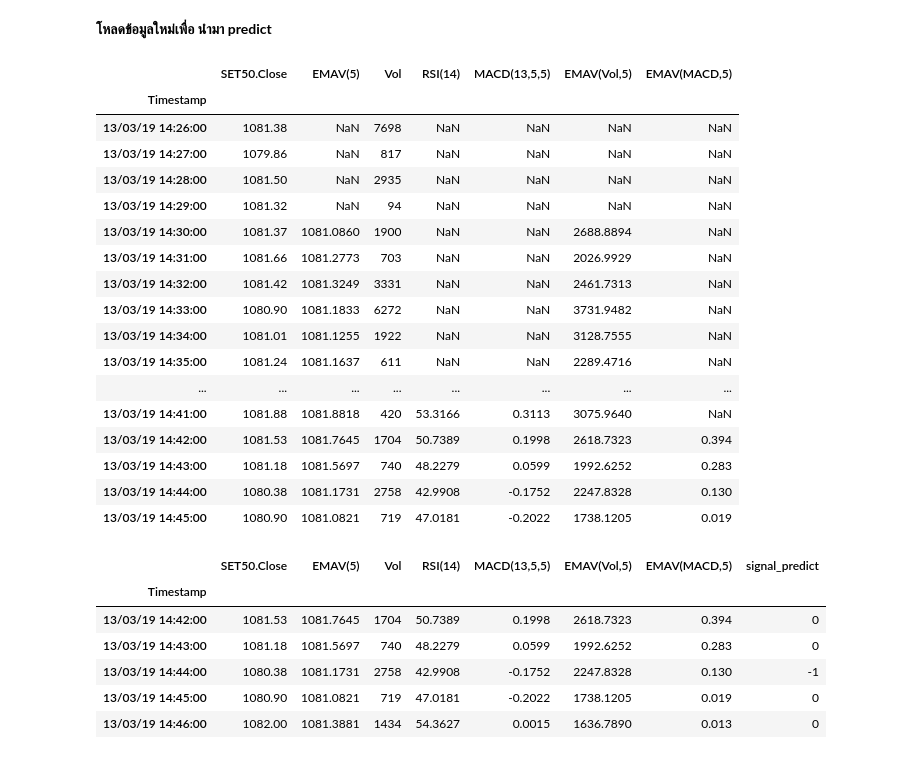
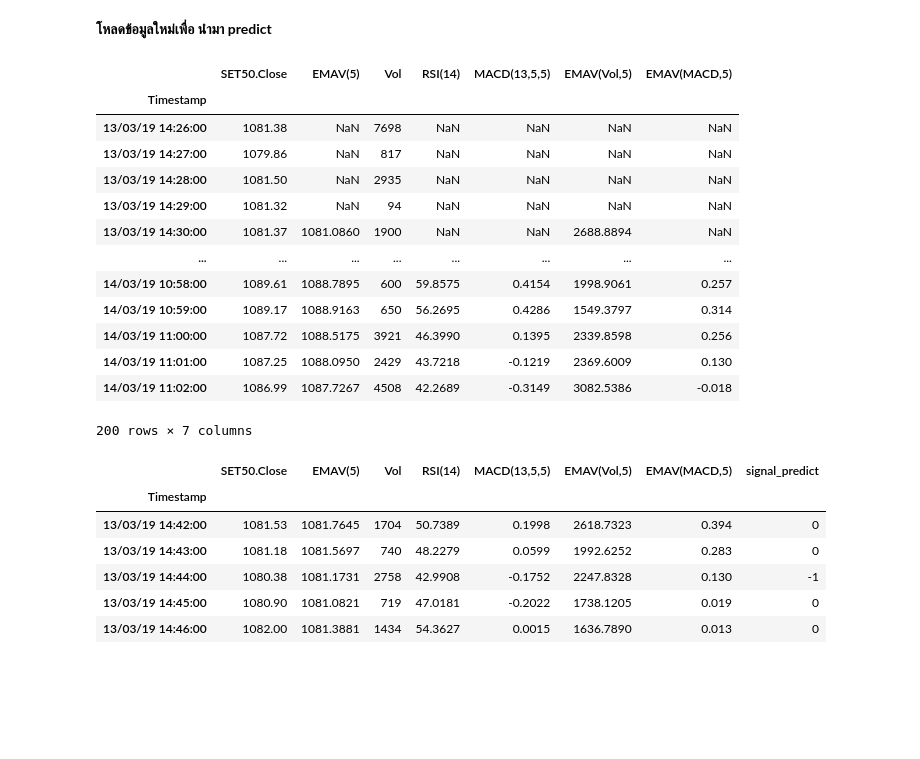
Before and after one commit to sarisppp/PJ63_CE18, a Jupyter notebook: ML_model_RandomForest.ipynb, the cells around one changed output. Saved outputs shown, nothing was run; the diff lists cells and outputs as text; code cells hidden in the pictures; blank space fills up the shorter version.

```diff
--- a/ML_model_RandomForest.ipynb
+++ b/ML_model_RandomForest.ipynb
@@ -169,29 +170,25 @@ weighted avg       0.91      0.91      0.91     11181
 # %%
 used_features = ['Timestamp','SET50.Close','EMAV(5)','Vol','EMAV(Vol,5)','MACD(13,5,5)','EMAV(MACD,5)','RSI(14)']
 data = pd.read_excel("/content/drive/My Drive/Set50_20190314_20200820_1minute (1).xlsx",usecols =used_features)
 data.set_index("Timestamp",inplace=True)
 data.isnull().sum()
 import time
-data.head(20)
+data.head(200)
 # %% [output]
 |  | SET50.Close | EMAV(5) | Vol | RSI(14) | MACD(13,5,5) | EMAV(Vol,5) | EMAV(MACD,5) |
 | Timestamp |  |  |  |  |  |  |  |
 | 13/03/19 14:26:00 | 1081.38 | NaN | 7698 | NaN | NaN | NaN | NaN |
 | 13/03/19 14:27:00 | 1079.86 | NaN | 817 | NaN | NaN | NaN | NaN |
 | 13/03/19 14:28:00 | 1081.50 | NaN | 2935 | NaN | NaN | NaN | NaN |
 | 13/03/19 14:29:00 | 1081.32 | NaN | 94 | NaN | NaN | NaN | NaN |
 | 13/03/19 14:30:00 | 1081.37 | 1081.0860 | 1900 | NaN | NaN | 2688.8894 | NaN |
-| 13/03/19 14:31:00 | 1081.66 | 1081.2773 | 703 | NaN | NaN | 2026.9929 | NaN |
-| 13/03/19 14:32:00 | 1081.42 | 1081.3249 | 3331 | NaN | NaN | 2461.7313 | NaN |
-| 13/03/19 14:33:00 | 1080.90 | 1081.1833 | 6272 | NaN | NaN | 3731.9482 | NaN |
-| 13/03/19 14:34:00 | 1081.01 | 1081.1255 | 1922 | NaN | NaN | 3128.7555 | NaN |
-| 13/03/19 14:35:00 | 1081.24 | 1081.1637 | 611 | NaN | NaN | 2289.4716 | NaN |
 | ... | ... | ... | ... | ... | ... | ... | ... |
-| 13/03/19 14:41:00 | 1081.88 | 1081.8818 | 420 | 53.3166 | 0.3113 | 3075.9640 | NaN |
-| 13/03/19 14:42:00 | 1081.53 | 1081.7645 | 1704 | 50.7389 | 0.1998 | 2618.7323 | 0.394 |
-| 13/03/19 14:43:00 | 1081.18 | 1081.5697 | 740 | 48.2279 | 0.0599 | 1992.6252 | 0.283 |
-| 13/03/19 14:44:00 | 1080.38 | 1081.1731 | 2758 | 42.9908 | -0.1752 | 2247.8328 | 0.130 |
-| 13/03/19 14:45:00 | 1080.90 | 1081.0821 | 719 | 47.0181 | -0.2022 | 1738.1205 | 0.019 |
+| 14/03/19 10:58:00 | 1089.61 | 1088.7895 | 600 | 59.8575 | 0.4154 | 1998.9061 | 0.257 |
+| 14/03/19 10:59:00 | 1089.17 | 1088.9163 | 650 | 56.2695 | 0.4286 | 1549.3797 | 0.314 |
+| 14/03/19 11:00:00 | 1087.72 | 1088.5175 | 3921 | 46.3990 | 0.1395 | 2339.8598 | 0.256 |
+| 14/03/19 11:01:00 | 1087.25 | 1088.0950 | 2429 | 43.7218 | -0.1219 | 2369.6009 | 0.130 |
+| 14/03/19 11:02:00 | 1086.99 | 1087.7267 | 4508 | 42.2689 | -0.3149 | 3082.5386 | -0.018 |
+200 rows × 7 columns
 # %%
 
 data=data.dropna()
```
Also changed, not shown: parts of 8 cells of this notebook.
